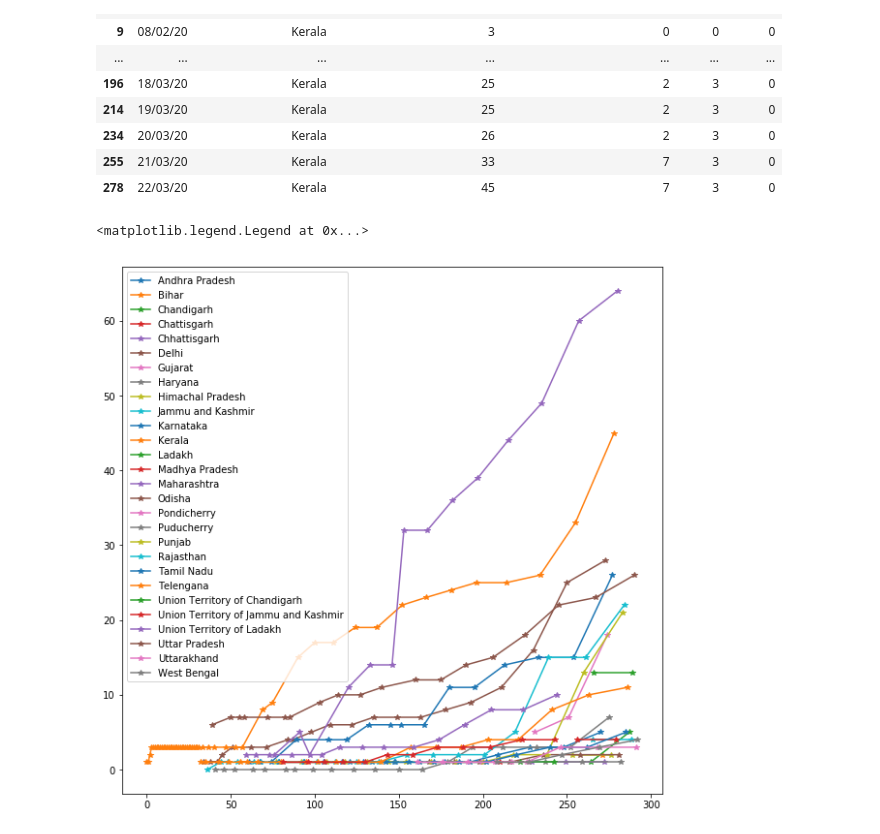
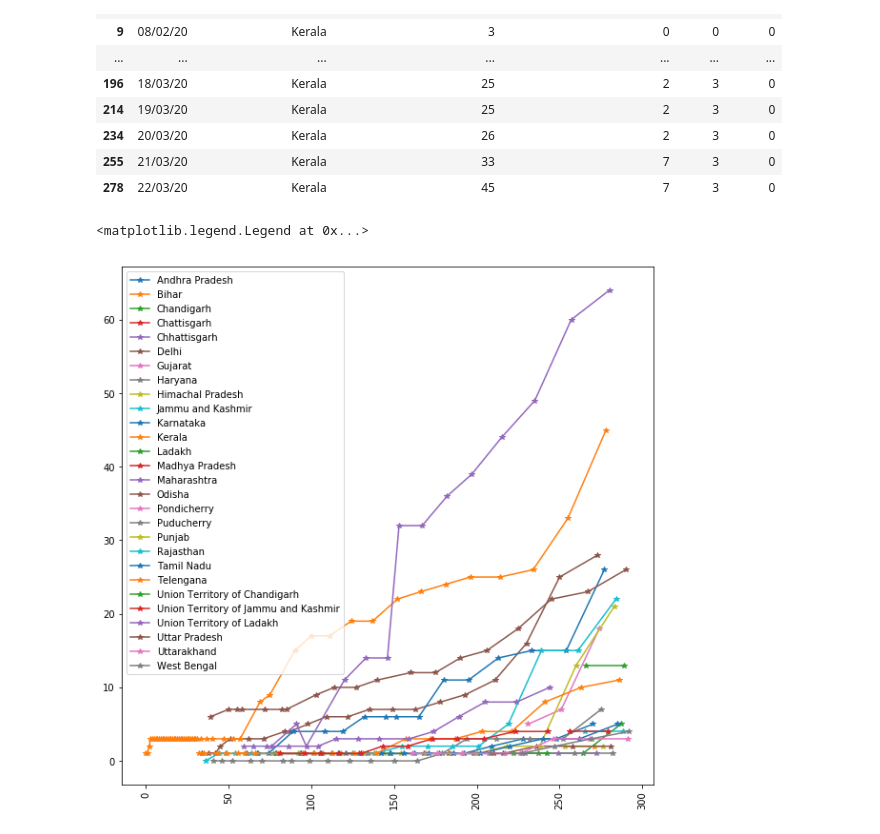
Before and after one commit to srashtig/covid-19-icts, a Jupyter notebook: india/EDA.ipynb, the cells around one changed output. Saved outputs shown, nothing was run; the diff lists cells and outputs as text; code cells hidden in the pictures.

```diff
--- a/india/EDA.ipynb
+++ b/india/EDA.ipynb
@@ -68,9 +69,11 @@ df[df['State/UnionTerritory'] == 'Kerala']
 # %%
 plt.figure(figsize=(10,10))
 
 for state in States:
-    plt.plot(df[df['State/UnionTerritory'] == state]['ConfirmedIndianNational'],"*-",label=state)
+    df1=df[df['State/UnionTerritory'] == state]
+    plt.plot(df1['ConfirmedIndianNational'],"*-",label=state)
+plt.xticks(rotation=90)
 plt.legend()
 # %% [output]
 <matplotlib.legend.Legend at 0x...>
-[figure, old version]
+[figure, new version]
```
Also changed, not shown: parts of 1 cell of this notebook, 3 other files.
